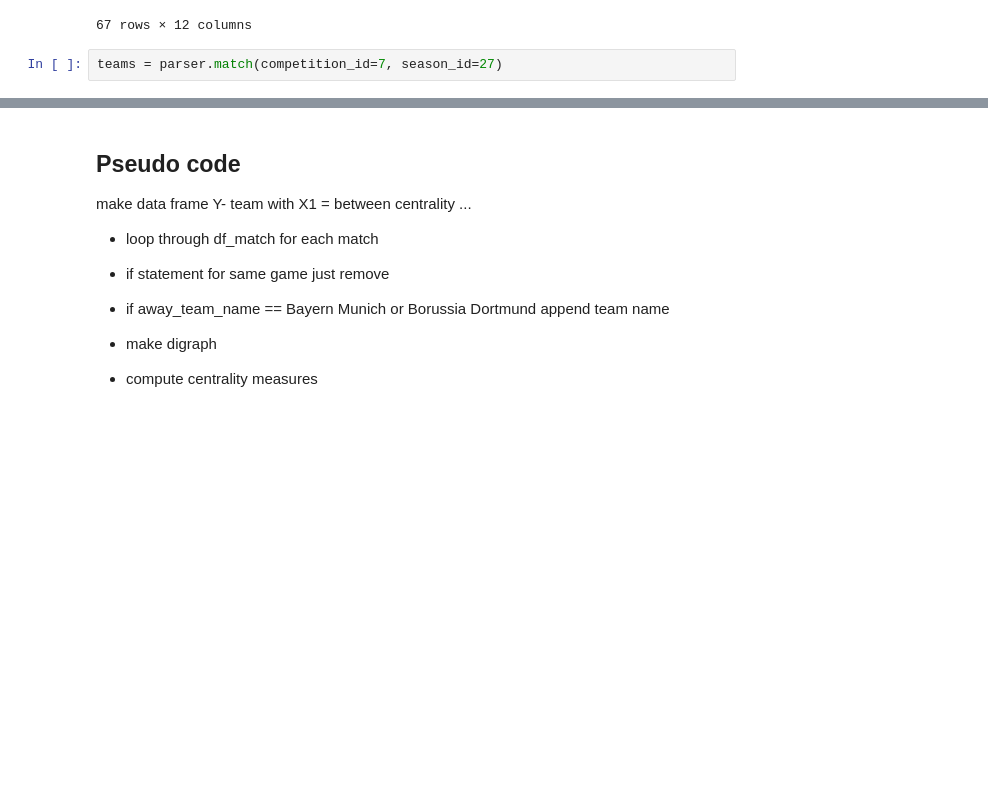
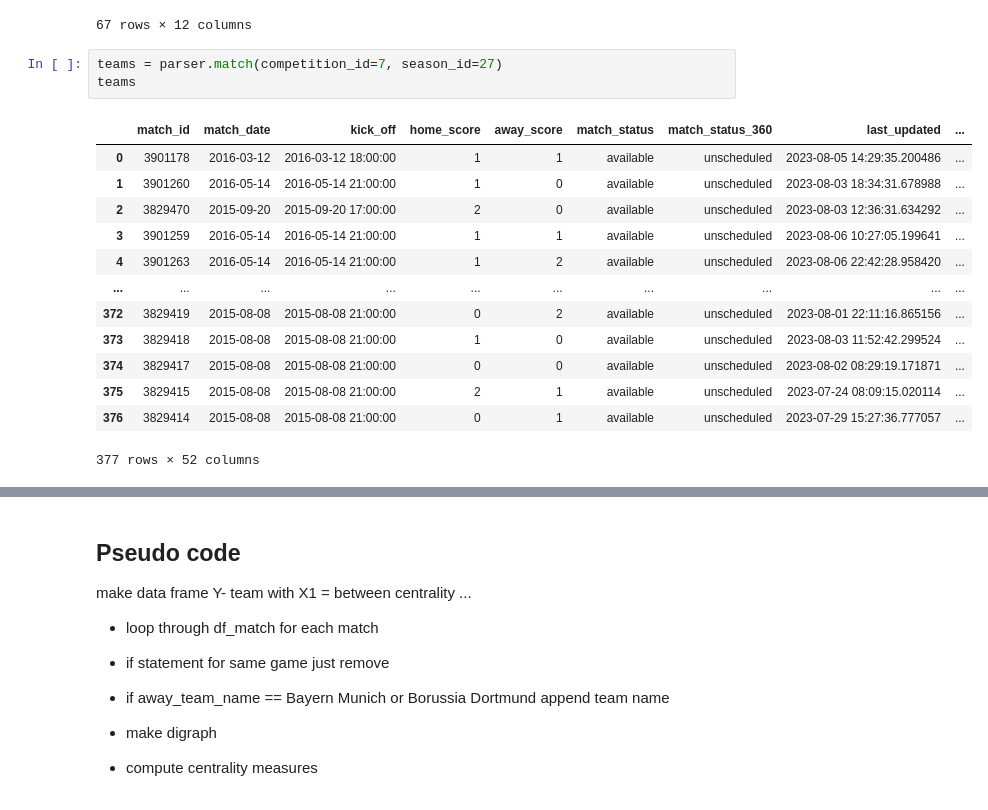
Before and after one commit to barrettb/Soccer-Network-Analysis, a Jupyter notebook: mod_Lyon_vs_Monaco.ipynb, the cells around one changed output, grey strips where cells are left out. Drawn from its saved outputs; the diff is of its cells as text; blank space fills up the shorter version.

```diff
--- a/mod_Lyon_vs_Monaco.ipynb
+++ b/mod_Lyon_vs_Monaco.ipynb
@@ -59,3 +54,18 @@ df_competitions
 67 rows × 12 columns
 # %%
 teams = parser.match(competition_id=7, season_id=27)
+teams
+# %% [output]
+|  | match_id | match_date | kick_off | home_score | away_score | match_status | match_status_360 | last_updated | ... |
+| 0 | 3901178 | 2016-03-12 | 2016-03-12 18:00:00 | 1 | 1 | available | unscheduled | 2023-08-05 14:29:35.200486 | ... |
+| 1 | 3901260 | 2016-05-14 | 2016-05-14 21:00:00 | 1 | 0 | available | unscheduled | 2023-08-03 18:34:31.678988 | ... |
+| 2 | 3829470 | 2015-09-20 | 2015-09-20 17:00:00 | 2 | 0 | available | unscheduled | 2023-08-03 12:36:31.634292 | ... |
+| 3 | 3901259 | 2016-05-14 | 2016-05-14 21:00:00 | 1 | 1 | available | unscheduled | 2023-08-06 10:27:05.199641 | ... |
+| 4 | 3901263 | 2016-05-14 | 2016-05-14 21:00:00 | 1 | 2 | available | unscheduled | 2023-08-06 22:42:28.958420 | ... |
+| ... | ... | ... | ... | ... | ... | ... | ... | ... | ... |
+| 372 | 3829419 | 2015-08-08 | 2015-08-08 21:00:00 | 0 | 2 | available | unscheduled | 2023-08-01 22:11:16.865156 | ... |
+| 373 | 3829418 | 2015-08-08 | 2015-08-08 21:00:00 | 1 | 0 | available | unscheduled | 2023-08-03 11:52:42.299524 | ... |
+| 374 | 3829417 | 2015-08-08 | 2015-08-08 21:00:00 | 0 | 0 | available | unscheduled | 2023-08-02 08:29:19.171871 | ... |
+| 375 | 3829415 | 2015-08-08 | 2015-08-08 21:00:00 | 2 | 1 | available | unscheduled | 2023-07-24 08:09:15.020114 | ... |
+| 376 | 3829414 | 2015-08-08 | 2015-08-08 21:00:00 | 0 | 1 | available | unscheduled | 2023-07-29 15:27:36.777057 | ... |
+377 rows × 52 columns
```
Also changed, not shown: parts of 8 cells of this notebook, 3 other files.
